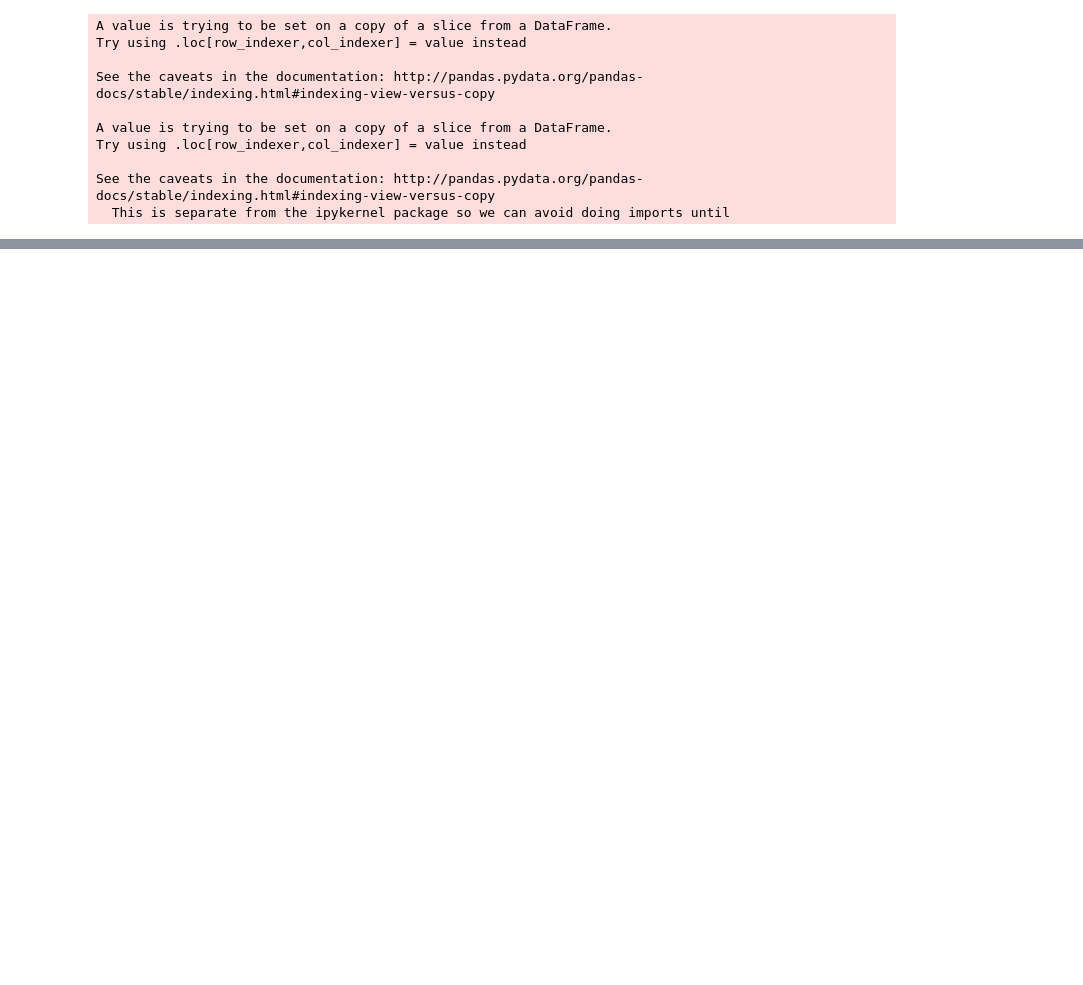
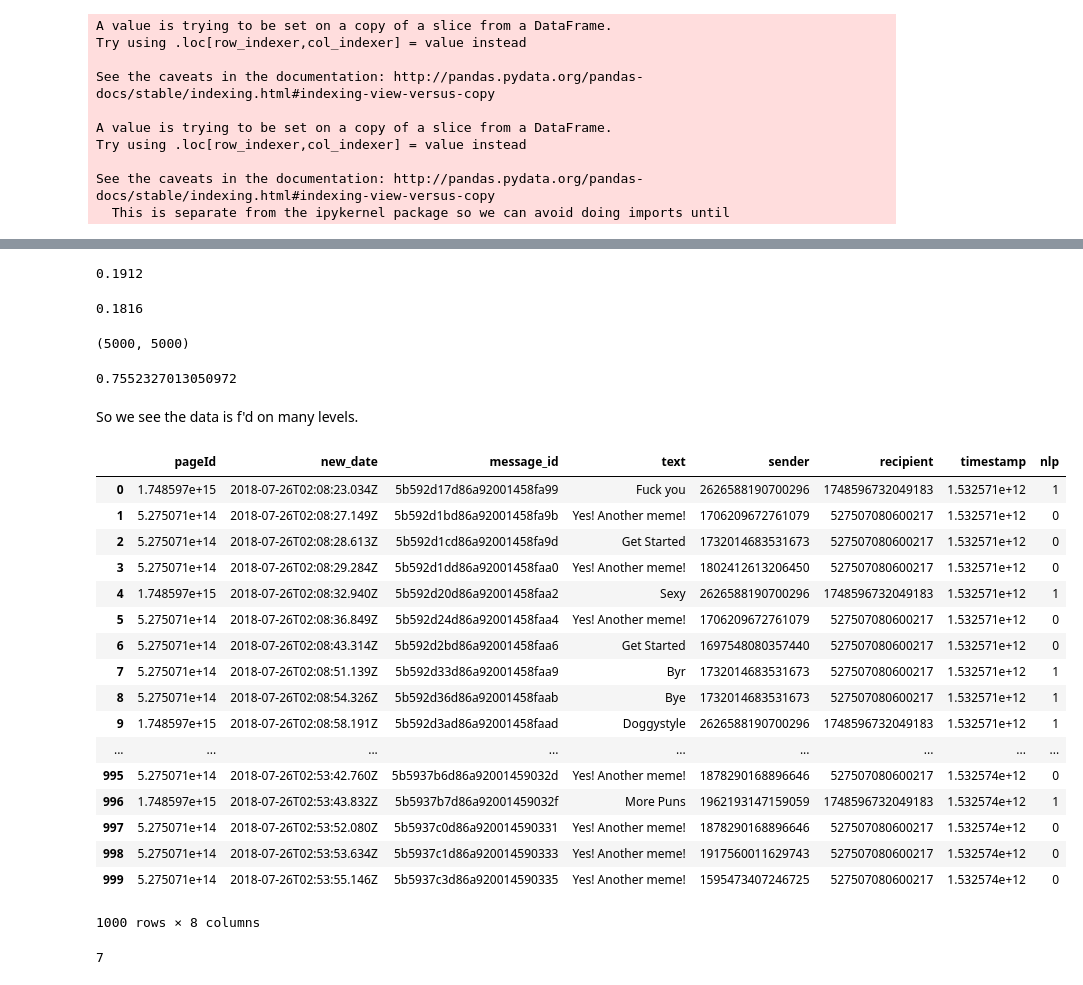
Before and after one commit to williamcottrell72/CrayBot, a Jupyter notebook: ChatBotAnalysis.ipynb, the cells around one changed output, grey strips where cells are left out. Drawn from its saved outputs; the diff is of its cells as text; code cells hidden in the pictures; blank space fills up the shorter version.

```diff
--- a/ChatBotAnalysis.ipynb
+++ b/ChatBotAnalysis.ipynb
@@ -116,0 +293,46 @@ res[res.nlp==1]
+# %%
+sum(rec_is_neither)/len(rec_is_neither)
+# %% [output]
+0.1912
+# %%
+#Percentage of cases with no id
+no_id=[(x and y) for (x,y) in (zip(send_is_neither,rec_is_neither))]
+sum(no_id)/len(no_id)
+# %% [output]
+0.1816
+# %%
+len(send_is_follower), len(send_is_neither)
+# %% [output]
+(5000, 5000)
+# %%
+#Percentage of people mimicking robot.
+sum([x=='Yes! Another meme!' for x in cm_short[send_is_follower]['text']])/len(cm_short[send_is_follower])
+# %% [output]
+0.7552327013050972
+# %% [markdown]
+So we see the data is f'd on many levels.
+# %%
+cm
+# %% [output]
+|  | pageId | new_date | message_id | text | sender | recipient | timestamp | nlp |
+| 0 | 1.748597e+15 | 2018-07-26T02:08:23.034Z | 5b592d17d86a92001458fa99 | Fuck you | 2626588190700296 | 1748596732049183 | 1.532571e+12 | 1 |
+| 1 | 5.275071e+14 | 2018-07-26T02:08:27.149Z | 5b592d1bd86a92001458fa9b | Yes! Another meme! | 1706209672761079 | 527507080600217 | 1.532571e+12 | 0 |
+| 2 | 5.275071e+14 | 2018-07-26T02:08:28.613Z | 5b592d1cd86a92001458fa9d | Get Started | 1732014683531673 | 527507080600217 | 1.532571e+12 | 0 |
+| 3 | 5.275071e+14 | 2018-07-26T02:08:29.284Z | 5b592d1dd86a92001458faa0 | Yes! Another meme! | 1802412613206450 | 527507080600217 | 1.532571e+12 | 0 |
+| 4 | 1.748597e+15 | 2018-07-26T02:08:32.940Z | 5b592d20d86a92001458faa2 | Sexy | 2626588190700296 | 1748596732049183 | 1.532571e+12 | 1 |
+| 5 | 5.275071e+14 | 2018-07-26T02:08:36.849Z | 5b592d24d86a92001458faa4 | Yes! Another meme! | 1706209672761079 | 527507080600217 | 1.532571e+12 | 0 |
+| 6 | 5.275071e+14 | 2018-07-26T02:08:43.314Z | 5b592d2bd86a92001458faa6 | Get Started | 1697548080357440 | 527507080600217 | 1.532571e+12 | 0 |
+| 7 | 5.275071e+14 | 2018-07-26T02:08:51.139Z | 5b592d33d86a92001458faa9 | Byr | 1732014683531673 | 527507080600217 | 1.532571e+12 | 1 |
+| 8 | 5.275071e+14 | 2018-07-26T02:08:54.326Z | 5b592d36d86a92001458faab | Bye | 1732014683531673 | 527507080600217 | 1.532571e+12 | 1 |
+| 9 | 1.748597e+15 | 2018-07-26T02:08:58.191Z | 5b592d3ad86a92001458faad | Doggystyle | 2626588190700296 | 1748596732049183 | 1.532571e+12 | 1 |
+| ... | ... | ... | ... | ... | ... | ... | ... | ... |
+| 995 | 5.275071e+14 | 2018-07-26T02:53:42.760Z | 5b5937b6d86a92001459032d | Yes! Another meme! | 1878290168896646 | 527507080600217 | 1.532574e+12 | 0 |
+| 996 | 1.748597e+15 | 2018-07-26T02:53:43.832Z | 5b5937b7d86a92001459032f | More Puns | 1962193147159059 | 1748596732049183 | 1.532574e+12 | 1 |
+| 997 | 5.275071e+14 | 2018-07-26T02:53:52.080Z | 5b5937c0d86a920014590331 | Yes! Another meme! | 1878290168896646 | 527507080600217 | 1.532574e+12 | 0 |
+| 998 | 5.275071e+14 | 2018-07-26T02:53:53.634Z | 5b5937c1d86a920014590333 | Yes! Another meme! | 1917560011629743 | 527507080600217 | 1.532574e+12 | 0 |
+| 999 | 5.275071e+14 | 2018-07-26T02:53:55.146Z | 5b5937c3d86a920014590335 | Yes! Another meme! | 1595473407246725 | 527507080600217 | 1.532574e+12 | 0 |
+1000 rows × 8 columns
+# %%
+sum([(x!=y) for (x,y) in zip(send_is_neither,rec_is_neither)])
+# %% [output]
+7
```
Also changed, not shown: parts of 24 cells of this notebook, 23 other files.
